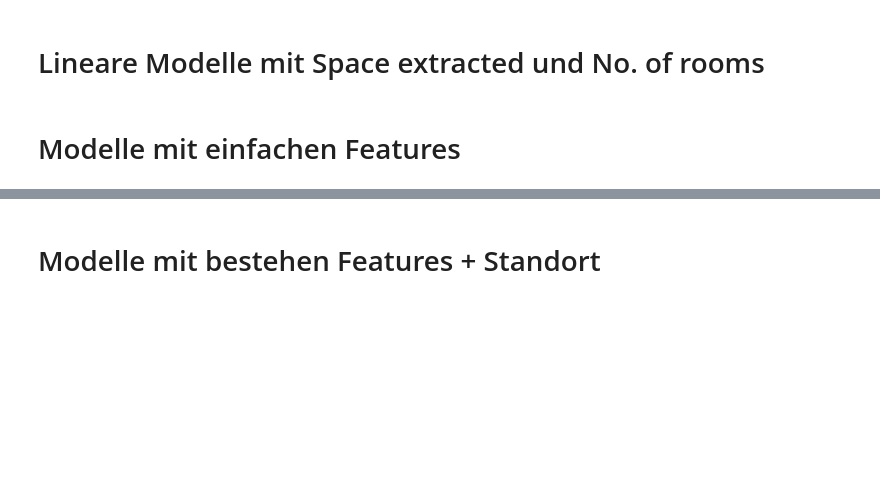
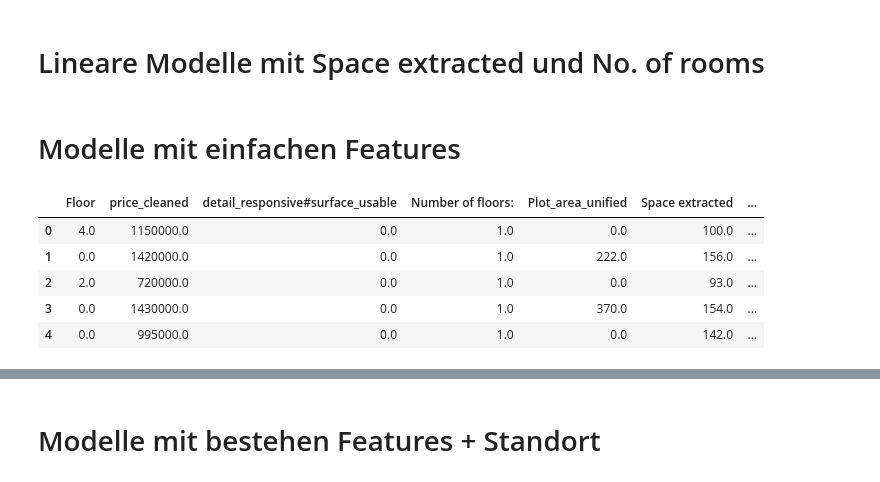
Before and after one commit to staldenhoefler/immo_challenge, a Jupyter notebook: notebooks/Lineare Modelle.ipynb, the cells around one changed output, grey strips where cells are left out. Drawn from its saved outputs; the diff is of its cells as text; code cells hidden in the pictures; blank space fills up the shorter version.

```diff
--- a/notebooks/Lineare Modelle.ipynb
+++ b/notebooks/Lineare Modelle.ipynb
@@ -44,5 +46,7 @@ df = dp.runPipeline(
     filePath="../data/immo_data_202208_v2.csv",
     imputer=None,
     normalizeAndStandardize= False,
+    basic_house_imputer = True,
+    web=True,
     get_dummies = False
 )
@@ -138,6 +140,13 @@ print(f"R2 {r2},Adjusted R^2:{R2_adjusted}, MAPE:{mape}%")
 # Modelle mit einfachen Features
 # %%
 easy_features = ["Floor","price_cleaned","detail_responsive#surface_usable","Number of floors:","Plot_area_unified","Space extracted","No. of rooms:","type_unified"]
+
 df_small = df[easy_features].copy()
-df_small.loc[df_small['Space extracted'] < 5, 'Space extracted'] = np.nan
 df_small.head()
+# %% [output]
+|  | Floor | price_cleaned | detail_responsive#surface_usable | Number of floors: | Plot_area_unified | Space extracted | ... |
+| 0 | 4.0 | 1150000.0 | 0.0 | 1.0 | 0.0 | 100.0 | ... |
+| 1 | 0.0 | 1420000.0 | 0.0 | 1.0 | 222.0 | 156.0 | ... |
+| 2 | 2.0 | 720000.0 | 0.0 | 1.0 | 0.0 | 93.0 | ... |
+| 3 | 0.0 | 1430000.0 | 0.0 | 1.0 | 370.0 | 154.0 | ... |
+| 4 | 0.0 | 995000.0 | 0.0 | 1.0 | 0.0 | 142.0 | ... |
```
Also changed, not shown: parts of 14 cells of this notebook, 13 other files.
